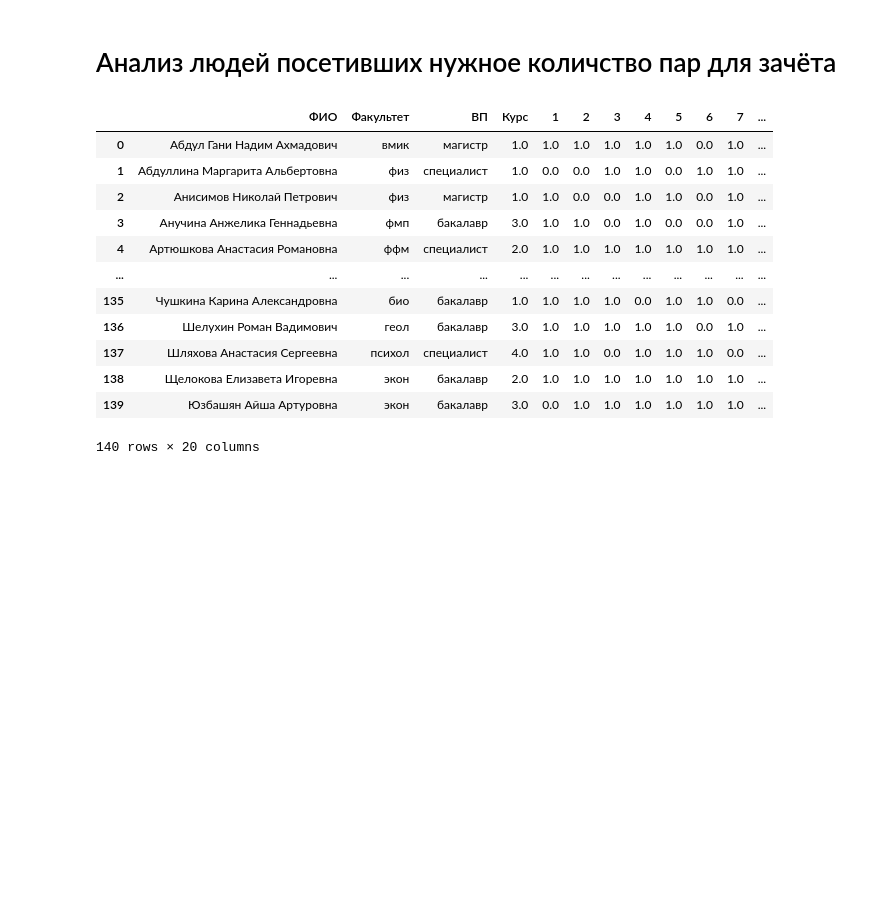
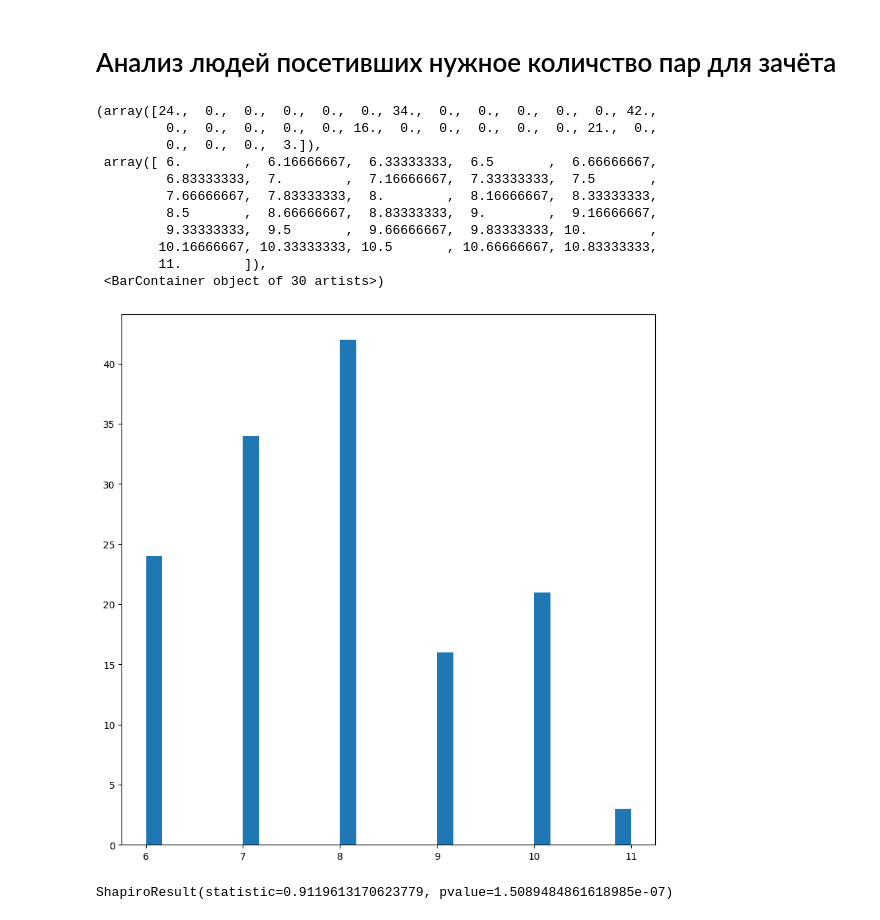
Before and after one commit to sprinter24/DataAnalysis, a Jupyter notebook: Student data/Untitled.ipynb, the cells around one changed output. Cells and saved outputs as stored; diff of their text form; code cells hidden in the pictures; blank space fills up the shorter version.

```diff
--- a/Student data/Untitled.ipynb
+++ b/Student data/Untitled.ipynb
@@ -349,21 +368,22 @@ plt.show()
 # %% [markdown]
 # Анализ людей посетивших нужное количство пар для зачёта
 # %%
-dataN6 = data.loc[data['Посещения'] >=6 ]
-dataN6 = dataN6.reset_index()
-dataN6 = dataN6.drop('index',axis = 1)
-dataN6
+plt.rcParams['figure.figsize'] = [10, 10]
+plt.hist(dataN6['Посещения'],bins=30)
 # %% [output]
-|  | ФИО | Факультет | ВП | Курс | 1 | 2 | 3 | 4 | 5 | 6 | 7 | ... |
-| 0 | Абдул Гани Надим Ахмадович | вмик | магистр | 1.0 | 1.0 | 1.0 | 1.0 | 1.0 | 1.0 | 0.0 | 1.0 | ... |
-| 1 | Абдуллина Маргарита Альбертовна | физ | специалист | 1.0 | 0.0 | 0.0 | 1.0 | 1.0 | 0.0 | 1.0 | 1.0 | ... |
-| 2 | Анисимов Николай Петрович | физ | магистр | 1.0 | 1.0 | 0.0 | 0.0 | 1.0 | 1.0 | 0.0 | 1.0 | ... |
-| 3 | Анучина Анжелика Геннадьевна | фмп | бакалавр | 3.0 | 1.0 | 1.0 | 0.0 | 1.0 | 0.0 | 0.0 | 1.0 | ... |
-| 4 | Артюшкова Анастасия Романовна | ффм | специалист | 2.0 | 1.0 | 1.0 | 1.0 | 1.0 | 1.0 | 1.0 | 1.0 | ... |
-| ... | ... | ... | ... | ... | ... | ... | ... | ... | ... | ... | ... | ... |
-| 135 | Чушкина Карина Александровна | био | бакалавр | 1.0 | 1.0 | 1.0 | 1.0 | 0.0 | 1.0 | 1.0 | 0.0 | ... |
-| 136 | Шелухин Роман Вадимович | геол | бакалавр | 3.0 | 1.0 | 1.0 | 1.0 | 1.0 | 1.0 | 0.0 | 1.0 | ... |
-| 137 | Шляхова Анастасия Сергеевна | психол | специалист | 4.0 | 1.0 | 1.0 | 0.0 | 1.0 | 1.0 | 1.0 | 0.0 | ... |
-| 138 | Щелокова Елизавета Игоревна | экон | бакалавр | 2.0 | 1.0 | 1.0 | 1.0 | 1.0 | 1.0 | 1.0 | 1.0 | ... |
-| 139 | Юзбашян Айша Артуровна | экон | бакалавр | 3.0 | 0.0 | 1.0 | 1.0 | 1.0 | 1.0 | 1.0 | 1.0 | ... |
-140 rows × 20 columns
+(array([24.,  0.,  0.,  0.,  0.,  0., 34.,  0.,  0.,  0.,  0.,  0., 42.,
+         0.,  0.,  0.,  0.,  0., 16.,  0.,  0.,  0.,  0.,  0., 21.,  0.,
+         0.,  0.,  0.,  3.]),
+ array([ 6.        ,  6.16666667,  6.33333333,  6.5       ,  6.66666667,
+         6.83333333,  7.        ,  7.16666667,  7.33333333,  7.5       ,
+         7.66666667,  7.83333333,  8.        ,  8.16666667,  8.33333333,
+         8.5       ,  8.66666667,  8.83333333,  9.        ,  9.16666667,
+         9.33333333,  9.5       ,  9.66666667,  9.83333333, 10.        ,
+        10.16666667, 10.33333333, 10.5       , 10.66666667, 10.83333333,
+        11.        ]),
+ <BarContainer object of 30 artists>)
+[figure, added]
+# %%
+stats.shapiro(dataN6['Посещения'])
+# %% [output]
+ShapiroResult(statistic=0.9119613170623779, pvalue=1.5089484861618985e-07)
```
Also changed, not shown: parts of 3 cells of this notebook, 2 other files.
